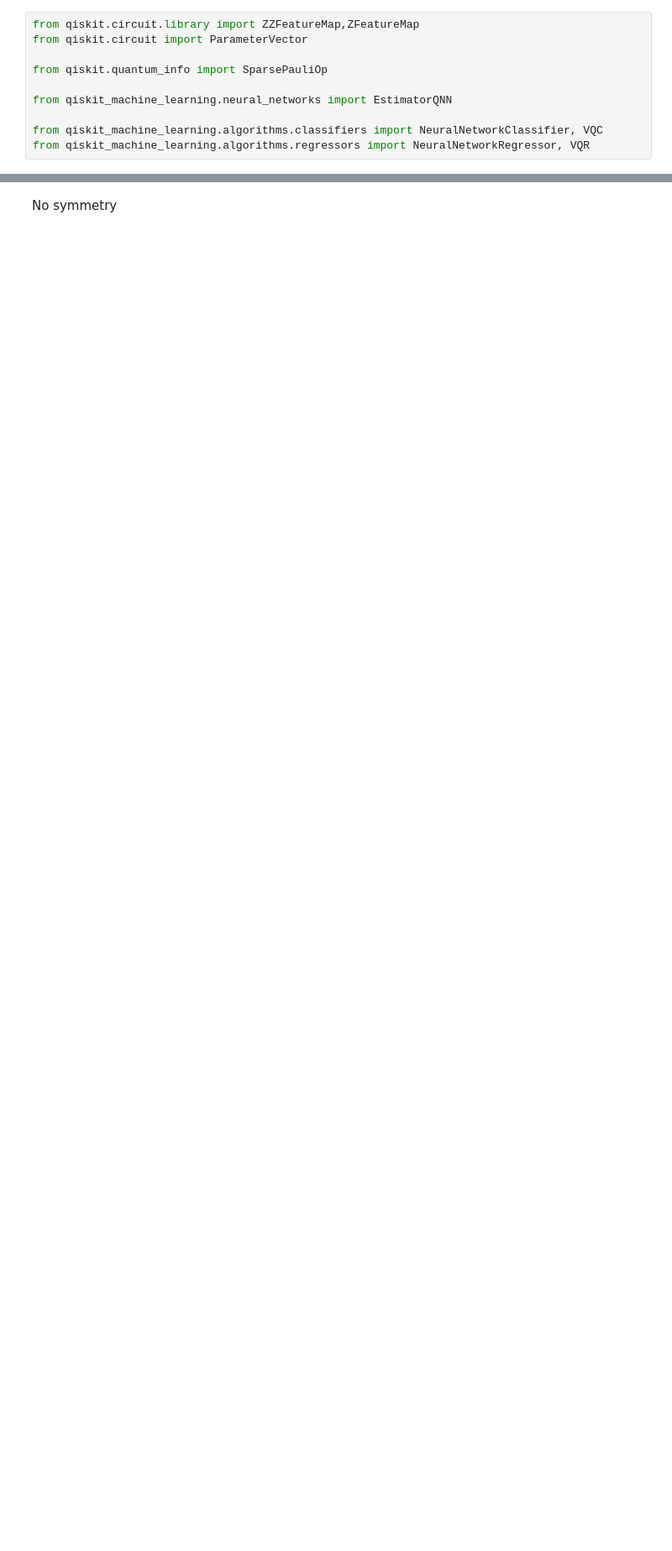
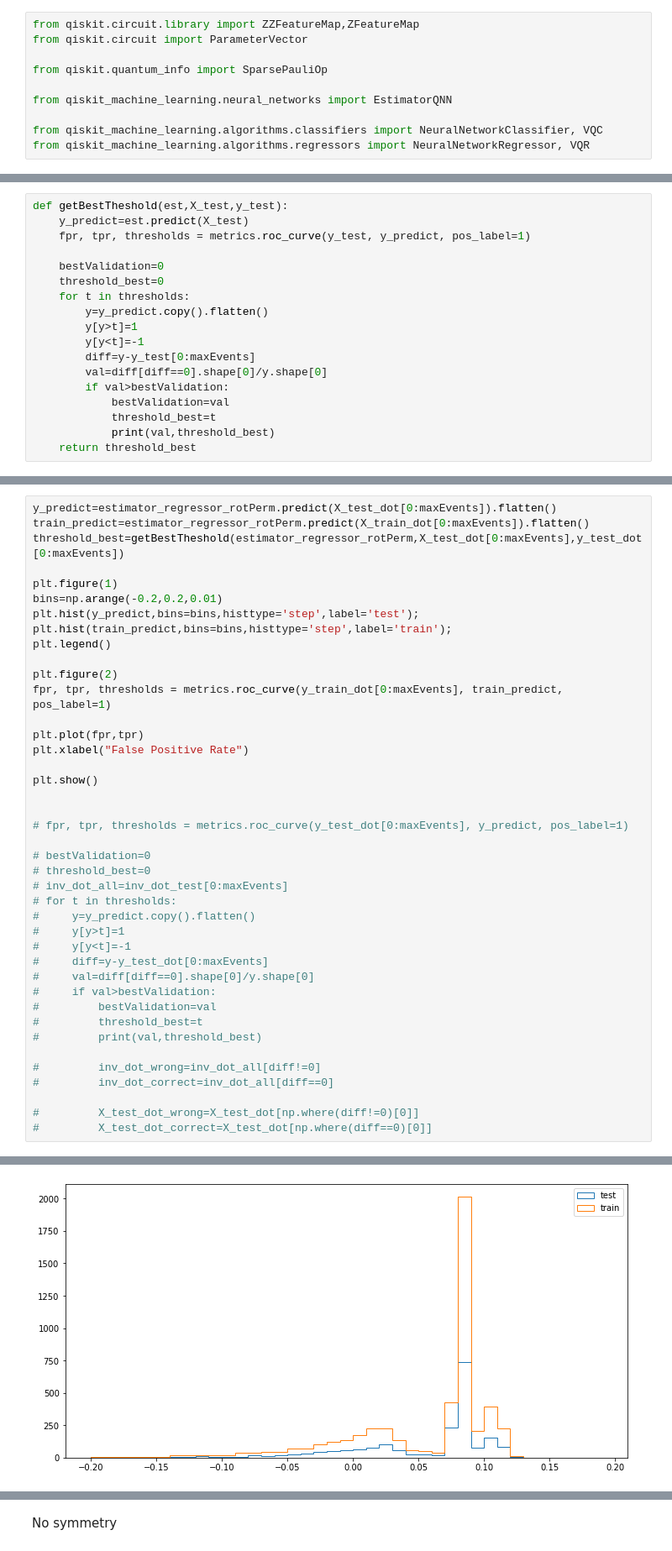
Before and after one commit to Zhelun-Li/VQC-Permutable-Lorentz-symmetry, a Jupyter notebook: Lorentz_symmetry_decay.ipynb, the cells around one changed output, grey strips where cells are left out. Shown at 84% size. Cells and saved outputs as stored; diff of their text form; blank space fills up the shorter version.

```diff
--- a/Lorentz_symmetry_decay.ipynb
+++ b/Lorentz_symmetry_decay.ipynb
@@ -195,0 +276,18 @@ from qiskit_machine_learning.algorithms.regressors import NeuralNetworkRegressor
+# %%
+def getBestTheshold(est,X_test,y_test):
+    y_predict=est.predict(X_test)
+    fpr, tpr, thresholds = metrics.roc_curve(y_test, y_predict, pos_label=1)
+
+    bestValidation=0
+    threshold_best=0
+    for t in thresholds:
+        y=y_predict.copy().flatten()
+        y[y>t]=1
+        y[y<t]=-1
+        diff=y-y_test[0:maxEvents]
+        val=diff[diff==0].shape[0]/y.shape[0]
+        if val>bestValidation:
+            bestValidation=val
+            threshold_best=t
+            print(val,threshold_best)
+    return threshold_best
@@ -195,0 +314,42 @@ from qiskit_machine_learning.algorithms.regressors import NeuralNetworkRegressor
+# %%
+y_predict=estimator_regressor_rotPerm.predict(X_test_dot[0:maxEvents]).flatten()
+train_predict=estimator_regressor_rotPerm.predict(X_train_dot[0:maxEvents]).flatten()
+threshold_best=getBestTheshold(estimator_regressor_rotPerm,X_test_dot[0:maxEvents],y_test_dot[0:maxEvents])
+
+plt.figure(1)
+bins=np.arange(-0.2,0.2,0.01)
+plt.hist(y_predict,bins=bins,histtype='step',label='test');
+plt.hist(train_predict,bins=bins,histtype='step',label='train');
+plt.legend()
+
+plt.figure(2)
+fpr, tpr, thresholds = metrics.roc_curve(y_train_dot[0:maxEvents], train_predict, pos_label=1)
+
+plt.plot(fpr,tpr)
+plt.xlabel("False Positive Rate")
+
+plt.show()
+
+
+# fpr, tpr, thresholds = metrics.roc_curve(y_test_dot[0:maxEvents], y_predict, pos_label=1)
+
+# bestValidation=0
+# threshold_best=0
+# inv_dot_all=inv_dot_test[0:maxEvents]
+# for t in thresholds:
+#     y=y_predict.copy().flatten()
+#     y[y>t]=1
+#     y[y<t]=-1
+#     diff=y-y_test_dot[0:maxEvents]
+#     val=diff[diff==0].shape[0]/y.shape[0]
+#     if val>bestValidation:
+#         bestValidation=val
+#         threshold_best=t
+#         print(val,threshold_best)
+
+#         inv_dot_wrong=inv_dot_all[diff!=0]
+#         inv_dot_correct=inv_dot_all[diff==0]
+
+#         X_test_dot_wrong=X_test_dot[np.where(diff!=0)[0]]
+#         X_test_dot_correct=X_test_dot[np.where(diff==0)[0]]
+# %% [output]
@@ -195,0 +373 @@ from qiskit_machine_learning.algorithms.regressors import NeuralNetworkRegressor
+[figure, added]
```
Also changed, not shown: parts of 72 cells of this notebook.
